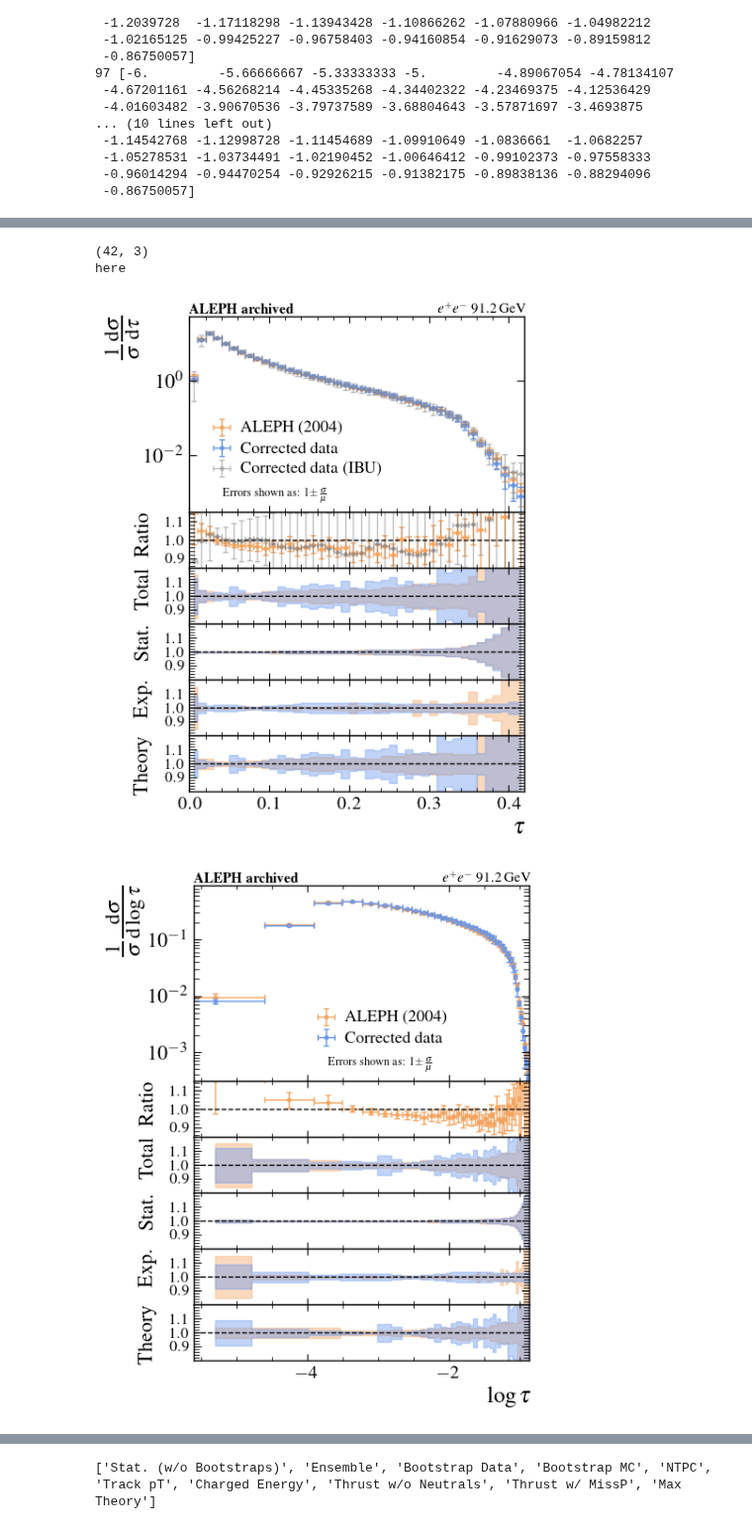
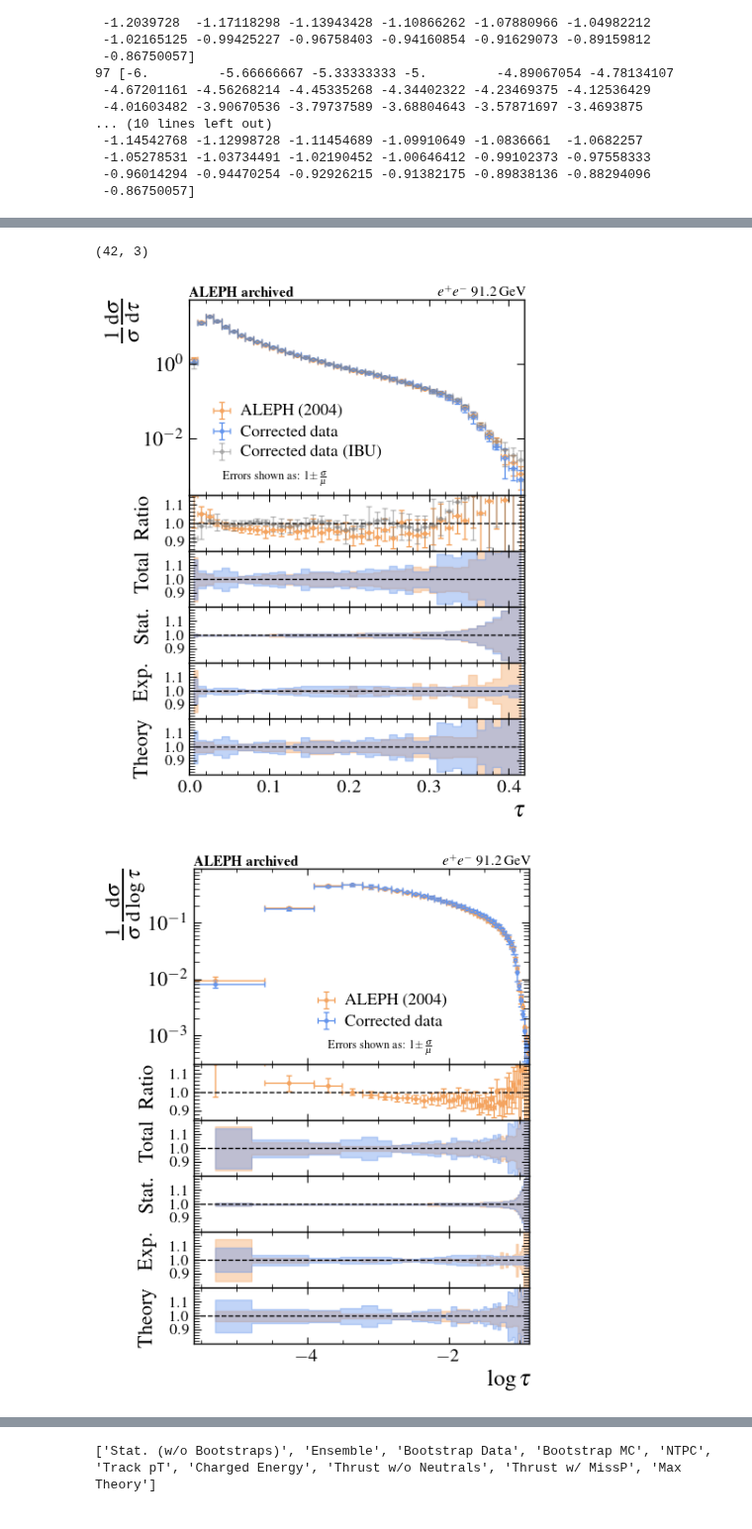
Before and after one commit to badeaa3/unfold-ee-logtau, a Jupyter notebook: Plotting/VisualizeResult.ipynb, the cells around one changed output, grey strips where cells are left out. Shown at 99% size. Drawn from its saved outputs; the diff is of its cells as text; code cells hidden in the pictures.

```diff
--- a/Plotting/VisualizeResult.ipynb
+++ b/Plotting/VisualizeResult.ipynb
@@ -50,9 +50,10 @@ GlobalPathConf = {
             # "/home/badea/e+e-/aleph/unfold-ee-logtau/results/training-9755a231/", # N=10 new training
             # "/home/badea/e+e-/aleph/unfold-ee-logtau/results/training-950f3660/", # N=10 new training
             # "/home/badea/e+e-/aleph/unfold-ee-logtau/results/training-81e396c6/", # N=10 new training with tensorflow+omnifold versions
-            "/home/badea/e+e-/aleph/unfold-ee-logtau/results/training-7efcc4c6/", # N=100 only theory
+            # "/home/badea/e+e-/aleph/unfold-ee-logtau/results/training-7efcc4c6/", # N=100 only theory
             "/home/badea/e+e-/aleph/unfold-ee-logtau/results/training-06dd2025/", # N=100 everything
             "/home/badea/e+e-/aleph/unfold-ee-logtau/results/training-f3395dfe/", # N=100 additional 5 boostrap mc and data
+            "/home/badea/e+e-/aleph/unfold-ee-logtau/results/training-ae8f9287", # N=100 only ensembled theory
             # "/home/badea/e+e-/aleph/temp/training-cda2f380", # N=10 theory only on NERSC
         ],
         "new_mc" : "/home/badea/e+e-/aleph/derivations/20250527/"
@@ -84,7 +85,7 @@ THRUST,THRUST LOW,THRUST HIGH,(1/SIG)*D(SIG)/DTHRUST,stat +,stat -,sys_1 +,sys_1
 None
 # %%
 ibu_results = {}
-ibu_results["tau"] = np.load("/home/badea/e+e-/aleph/unfold-ee-logtau/ibu_results/training-be9fb5f7/ibu_results.npz")
+ibu_results["tau"] = np.load("/home/badea/e+e-/aleph/unfold-ee-logtau/ibu_results/training-065e8543/ibu_results.npz")
 # %%
 # Load the data
 import json
@@ -460,7 +467,7 @@ for key, val in conf.items():
                         mc_counts = plots[key][f"unifold_{binType}_{systType}{iW}"][0], # theory variation counts
                         mc_err = plots[key][f"unifold_{binType}_{systType}{iW}"][1], # theory variation stat error
                         rel_mc_unc_max = 20,
-                        pull_abs_max = 4,
+                        pull_abs_max = 10,
                     ))
 
         # compute totals
@@ -1330,11 +1334,10 @@ for key, region_style in paperPlotConf.items():
     }
     # ibu result
     if key in ibu_results.keys():
-        print("here")
         inPlots["ibu"] = {
             "plotType": "errorbar",
-            "x": bin_centers, "y": ibu_results[key]["nominal"] * ibu_results[key]["had_sel_corr"],
-            "xerr":bin_widths/2, "yerr": ibu_results[key]["total_uncert"] * ibu_results[key]["had_sel_corr"],
+            "x": bin_centers, "y": ibu_results[key]["nominal"],
+            "xerr":bin_widths/2, "yerr": ibu_results[key]["total_uncert"],
             "color": "gray", "label": "Corrected data (IBU)",
             "fmt" : "o", "markersize": 2.5, "markerfacecolor" : "none", "lw" : 1, "capsize" : 2, "alpha" : 0.5
         }
@@ -1431,36 +1434,35 @@ for key, region_style in paperPlotConf.items():
         ax.set_xlim(region_style["ax2_xlim"])
     # set final x-axis
     axs[-1].set_xlabel(region_style["ax2_xlabel"], fontsize=style.get("ax2_xlabel_fs", 18), labelpad=4)
 
     # handle others
     for ax in axs[2:]:
         ax.set_ylim(0.8, 1.2)
         ax.set_yticks([0.9, 1.0, 1.1])
 
     # tick length
     for ax in axs:
         ax.tick_params(axis="y", which="major", length=6)
         ax.tick_params(axis="y", which="minor", length=4)
         ax.tick_params(axis="x", which="major", length=5)
         ax.tick_params(axis="x", which="minor", length=3)
 
     # tick size
     axs[0].tick_params(axis='y', labelsize=16)
     for ax in axs[1:]:
         ax.tick_params(axis='y', labelsize=12)
 
     # enforce settings and save
     fig.set_size_inches(style["figsize"][0], style["figsize"][1])
     # fig.subplots_adjust(left=0.19, right=0.98, top=0.95, bottom=0.1)
     fig.subplots_adjust(left=0.22, right=0.94, top=0.95, bottom=0.1)
     plt.savefig(f"paper/{key}_multipanel.pdf", bbox_inches=None, dpi=150)
     plt.show()
     plt.close()
 # %% [output]
 (42, 3)
-here
-[figure, old version]
+[figure, new version]
-[figure, old version]
+[figure, new version]
 # %%
 # Enable LaTeX text rendering
 plt.rcParams.update({
```
Also changed, not shown: parts of 9 cells of this notebook, 2 other files.
